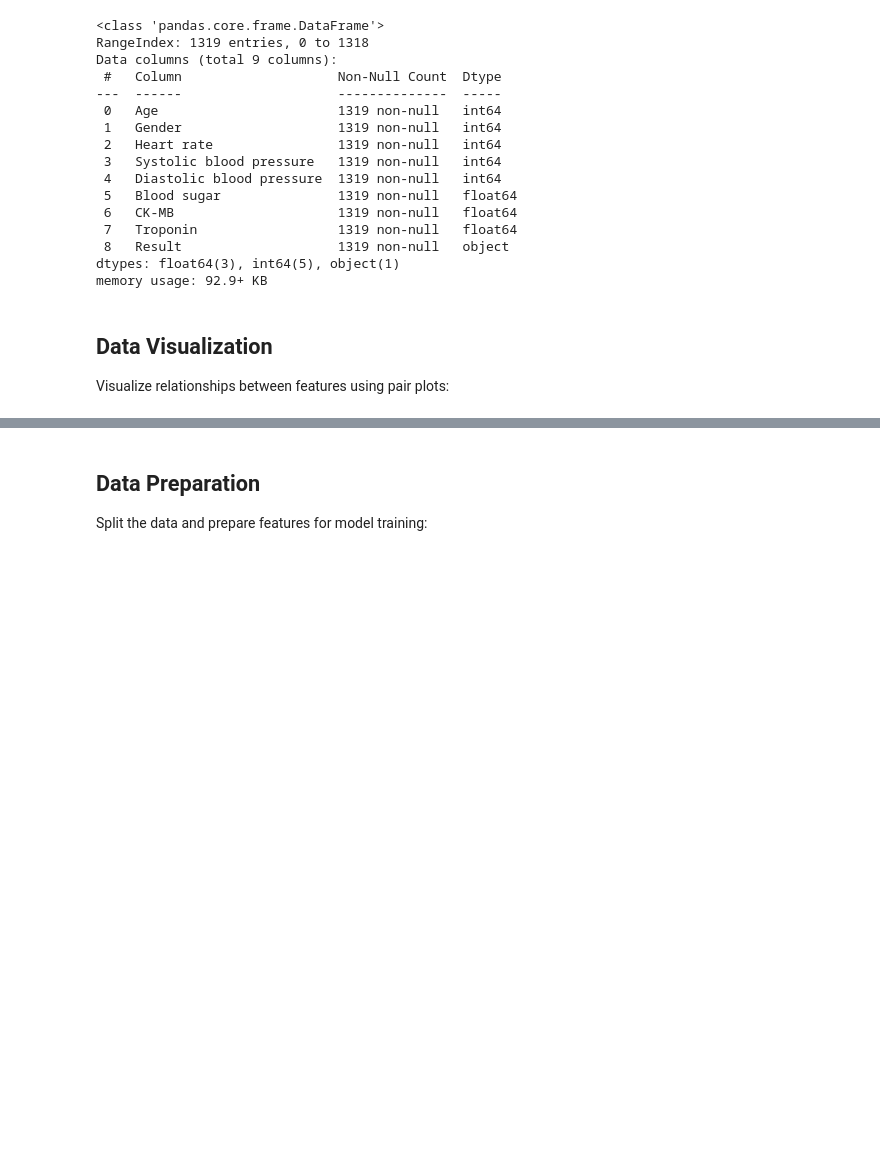
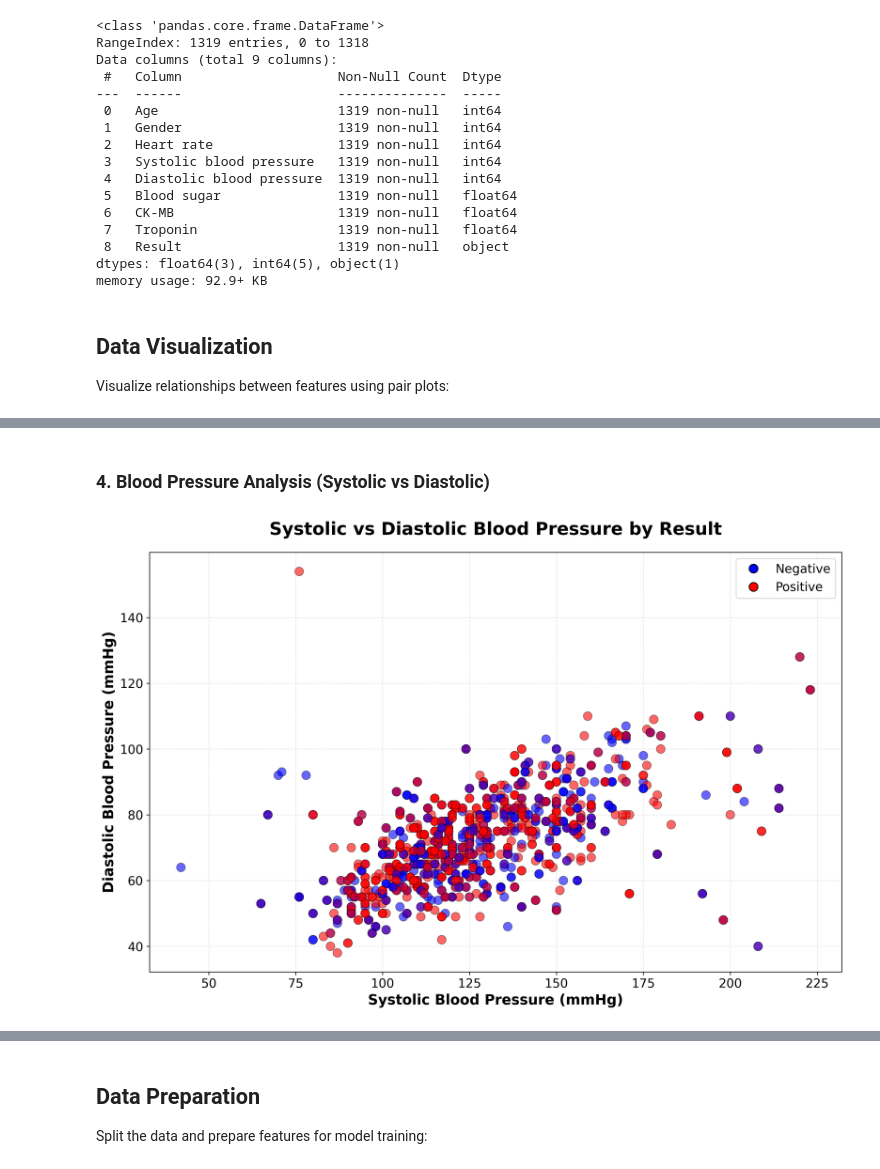
Before and after one commit to Shivam5551/heart-attack-prediction, a Jupyter notebook: ml-model/heart-attack-prediction.ipynb, the cells around one changed output, grey strips where cells are left out. Drawn from its saved outputs; the diff is of its cells as text; code cells hidden in the pictures; blank space fills up the shorter version.

```diff
--- a/ml-model/heart-attack-prediction.ipynb
+++ b/ml-model/heart-attack-prediction.ipynb
@@ -89,0 +122,28 @@ sns.pairplot(data.dropna(),hue='Result')
+# %% [markdown]
+### 4. Blood Pressure Analysis (Systolic vs Diastolic)
+# %%
+plt.figure(figsize=(12, 8))
+colors = data['Result'].map({'negative': 'blue', 'positive': 'red'})
+scatter = plt.scatter(data['Systolic blood pressure'],
+                     data['Diastolic blood pressure'],
+                     c=colors, alpha=0.6, s=100, edgecolors='black', linewidth=0.5)
+
+plt.title('Systolic vs Diastolic Blood Pressure by Result', fontsize=20, fontweight='bold', pad=20)
+plt.xlabel('Systolic Blood Pressure (mmHg)', fontsize=16, fontweight='bold')
+plt.ylabel('Diastolic Blood Pressure (mmHg)', fontsize=16, fontweight='bold')
+plt.xticks(fontsize=14)
+plt.yticks(fontsize=14)
+plt.grid(alpha=0.3, linestyle='--')
+
+# Create custom legend
+from matplotlib.lines import Line2D
+legend_elements = [Line2D([0], [0], marker='o', color='w', markerfacecolor='blue',
+                         markersize=10, label='Negative', markeredgecolor='black'),
+                  Line2D([0], [0], marker='o', color='w', markerfacecolor='red',
+                         markersize=10, label='Positive', markeredgecolor='black')]
+plt.legend(handles=legend_elements, fontsize=14, loc='upper right')
+
+plt.tight_layout()
+plt.show()
+# %% [output]
+[figure, added]
```
Also changed, not shown: parts of 25 cells of this notebook, 2 other files.
